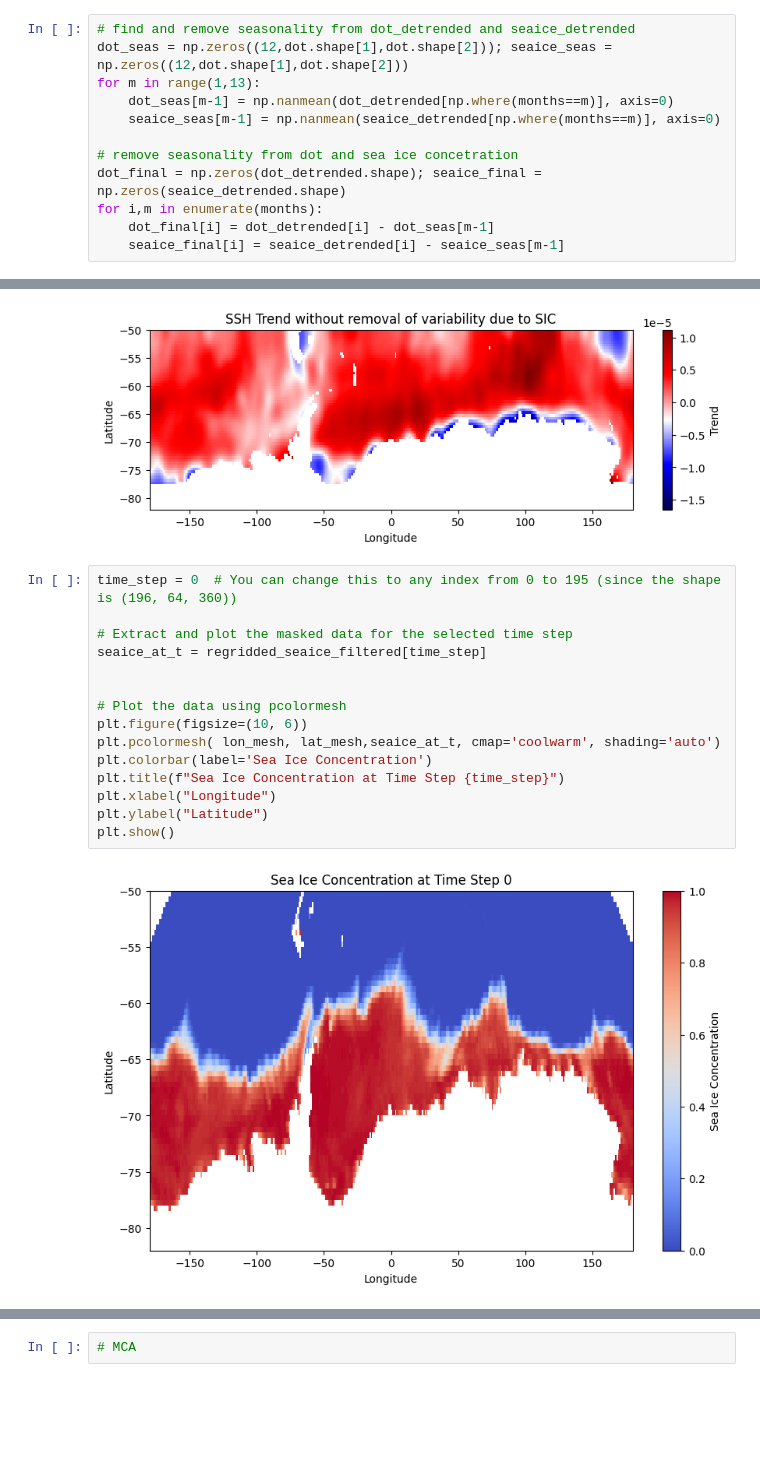
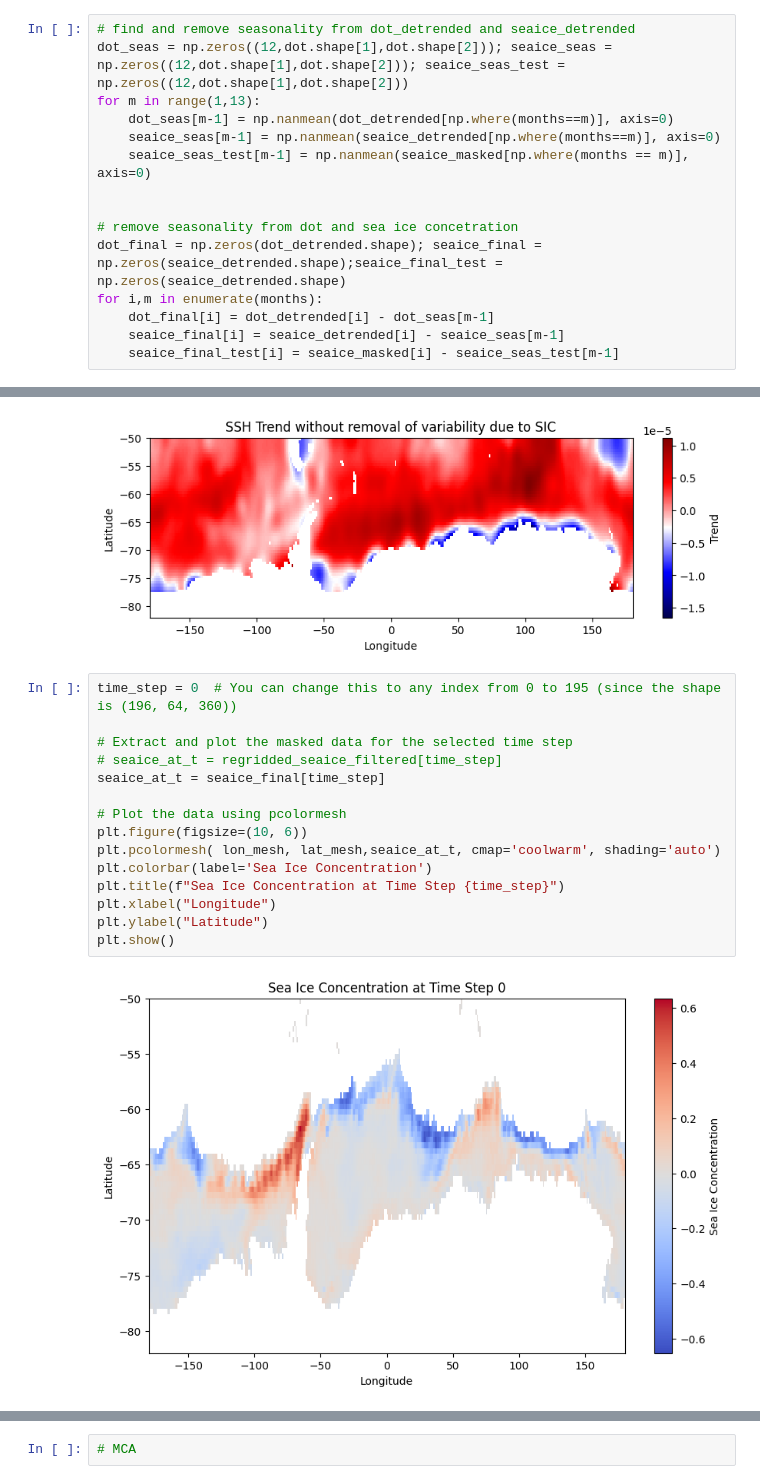
Before and after one commit to isabelle-white/SSH_wind_SI, a Jupyter notebook: mca_shared_izzy/mca_shared_si_conc_nsidc.ipynb, the cells around one changed output, grey strips where cells are left out. Cells and saved outputs as stored; diff of their text form; blank space fills up the shorter version.

```diff
--- a/mca_shared_izzy/mca_shared_si_conc_nsidc.ipynb
+++ b/mca_shared_izzy/mca_shared_si_conc_nsidc.ipynb
@@ -670,13 +685,16 @@ plt.colorbar()
 months = time_dot.astype('datetime64[M]').astype(int) % 12 + 1
 # %%
 # find and remove seasonality from dot_detrended and seaice_detrended
-dot_seas = np.zeros((12,dot.shape[1],dot.shape[2])); seaice_seas = np.zeros((12,dot.shape[1],dot.shape[2]))
+dot_seas = np.zeros((12,dot.shape[1],dot.shape[2])); seaice_seas = np.zeros((12,dot.shape[1],dot.shape[2])); seaice_seas_test = np.zeros((12,dot.shape[1],dot.shape[2]))
 for m in range(1,13):
     dot_seas[m-1] = np.nanmean(dot_detrended[np.where(months==m)], axis=0)
     seaice_seas[m-1] = np.nanmean(seaice_detrended[np.where(months==m)], axis=0)
+    seaice_seas_test[m-1] = np.nanmean(seaice_masked[np.where(months == m)], axis=0)
+
 
 # remove seasonality from dot and sea ice concetration
-dot_final = np.zeros(dot_detrended.shape); seaice_final = np.zeros(seaice_detrended.shape)
+dot_final = np.zeros(dot_detrended.shape); seaice_final = np.zeros(seaice_detrended.shape);seaice_final_test = np.zeros(seaice_detrended.shape)
 for i,m in enumerate(months):
     dot_final[i] = dot_detrended[i] - dot_seas[m-1]
     seaice_final[i] = seaice_detrended[i] - seaice_seas[m-1]
+    seaice_final_test[i] = seaice_masked[i] - seaice_seas_test[m-1]
@@ -727,17 +773,17 @@ cbar.set_label('Trend')
 # %%
 time_step = 0  # You can change this to any index from 0 to 195 (since the shape is (196, 64, 360))
 
 # Extract and plot the masked data for the selected time step
-seaice_at_t = regridded_seaice_filtered[time_step]
-
+# seaice_at_t = regridded_seaice_filtered[time_step]
+seaice_at_t = seaice_final[time_step]
 
 # Plot the data using pcolormesh
 plt.figure(figsize=(10, 6))
 plt.pcolormesh( lon_mesh, lat_mesh,seaice_at_t, cmap='coolwarm', shading='auto')
 plt.colorbar(label='Sea Ice Concentration')
 plt.title(f"Sea Ice Concentration at Time Step {time_step}")
 plt.xlabel("Longitude")
 plt.ylabel("Latitude")
 plt.show()
 # %% [output]
-[figure, old version]
+[figure, new version]
```
Also changed, not shown: parts of 18 cells of this notebook, 8 other files.
